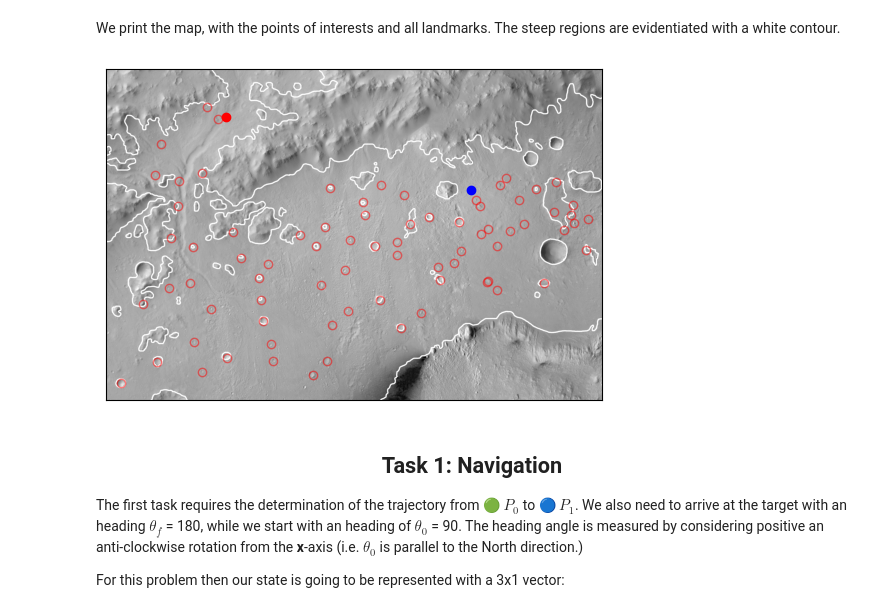
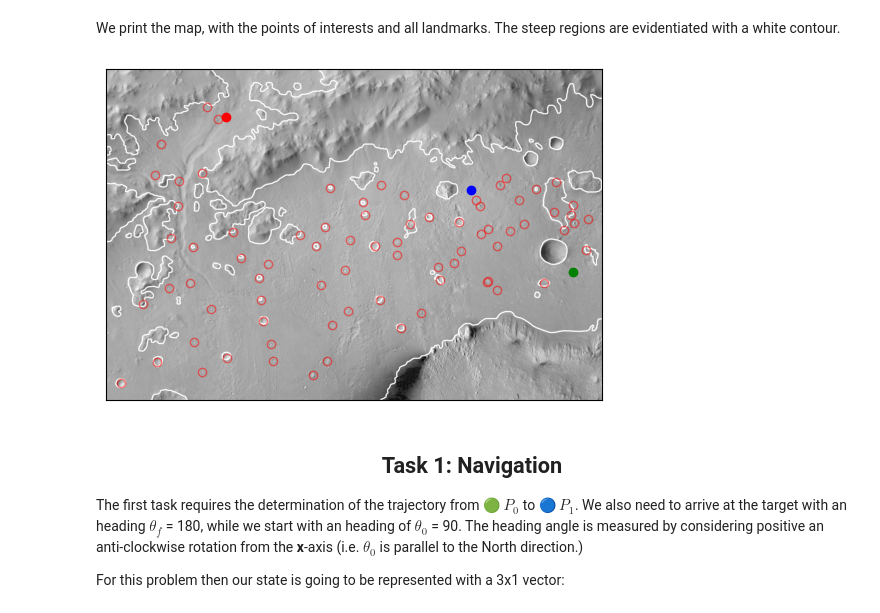
Before and after one commit to Meoli96/Robotic-pathfinding, a Jupyter notebook: main.ipynb, the cells around one changed output. Drawn from its saved outputs; the diff is of its cells as text; code cells hidden in the pictures.

```diff
--- a/main.ipynb
+++ b/main.ipynb
@@ -70,9 +67,9 @@ P0 = np.array([42.38*10**3, 11.59*10**3])
 P1 = np.array([33.07*10**3, 19.01*10**3])
 P2 = np.array([10.87*10**3, 25.67*10**3])
 
-P0p = Path(P0, 'go')
-P1p = Path(P1, 'bo')
-P2p = Path(P2, 'ro')
+P0p = Path(P0, plotArgs='go')
+P1p = Path(P1, plotArgs='bo')
+P2p = Path(P2, plotArgs='ro')
 
 ### load data from csv file
 # landmarks coordinates
@@ -93,10 +90,10 @@ mars_grid = Grid(xlim = 45000, ylim = 30000, res = 10,
 # %% [markdown]
 We print the map, with the points of interests and all landmarks. The steep regions are evidentiated with a white contour.
 # %%
-mars_grid.plot_on([P1p,P2p], landmarks=True, submap=False)
-plt.show()
+mars_grid.plot_on([P0p,P1p,P2p],
+                  landmarks=True, submap=False)
 # %% [output]
-[figure, old version]
+[figure, new version]
 # %% [markdown]
 <h2><center> Task 1: Navigation </center></h2>
 
```
Also changed, not shown: parts of 10 cells of this notebook, 4 other files.
